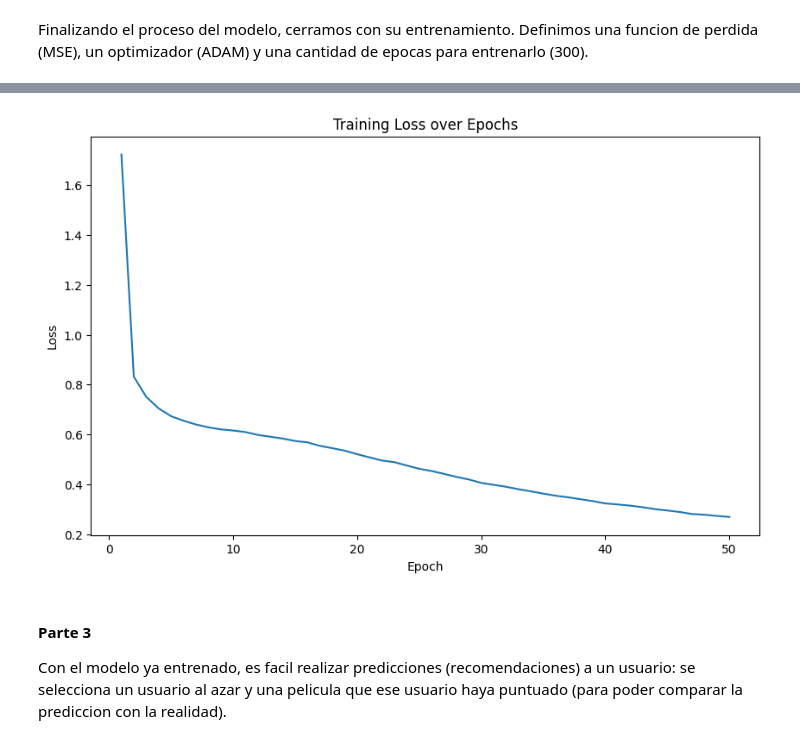
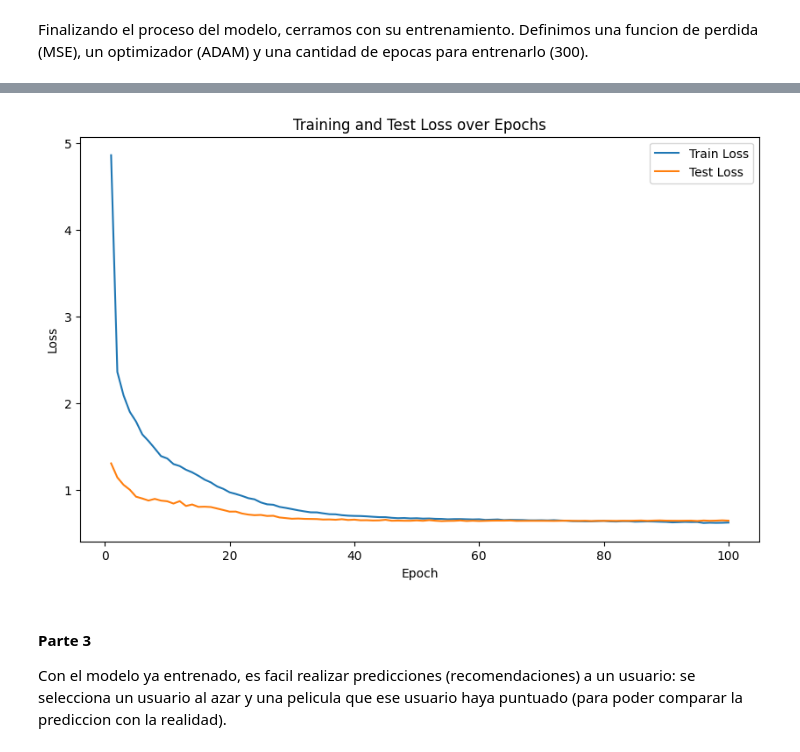
Before and after one commit to Nicotertu/nicotertu.github.io, a Jupyter notebook: python notebooks/Deep_Learning_TP1_Mayo_2024.ipynb, the cells around one changed output, grey strips where cells are left out. Drawn from its saved outputs; the diff is of its cells as text; code cells hidden in the pictures.

```diff
--- a/python notebooks/Deep_Learning_TP1_Mayo_2024.ipynb
+++ b/python notebooks/Deep_Learning_TP1_Mayo_2024.ipynb
@@ -247,38 +255,56 @@ Ya teniendo los mapas, podemos crear el modelo, convertir los datos a tensores P
 # %%
 # Crear el modelo
 model = MovieRatingPredictor(len(unique_users), len(unique_movies))
+model.to(device)
 
 # Convertir los datos a tensores
-user_ids = torch.tensor(reindexed_df['userId'].values, dtype=torch.long)
-movie_ids = torch.tensor(reindexed_df['movieId'].values, dtype=torch.long)
-ratings = torch.tensor(reindexed_df['rating'].values, dtype=torch.float32)
+train_user_ids = torch.tensor(train_df['userId'].values, dtype=torch.long, device=device)
+test_user_ids = torch.tensor(test_df['userId'].values, dtype=torch.long, device=device)
+train_movie_ids = torch.tensor(train_df['movieId'].values, dtype=torch.long, device=device)
+test_movie_ids = torch.tensor(test_df['movieId'].values, dtype=torch.long, device=device)
+train_ratings = torch.tensor(train_df['rating'].values, dtype=torch.float32, device=device)
+test_ratings = torch.tensor(test_df['rating'].values, dtype=torch.float32, device=device)
 
 # Crear el TensorDataset y DataLoader
-dataset = TensorDataset(user_ids, movie_ids, ratings)
-dataloader = DataLoader(dataset, batch_size=64, shuffle=True)
+train_dataset = TensorDataset(train_user_ids, train_movie_ids, train_ratings)
+test_dataset = TensorDataset(test_user_ids, test_movie_ids, test_ratings)
+train_dataloader = DataLoader(train_dataset, batch_size=64, shuffle=True)
+test_dataloader = DataLoader(test_dataset, batch_size=64, shuffle=False)
 # %% [markdown]
 Finalizando el proceso del modelo, cerramos con su entrenamiento. Definimos una funcion de perdida (MSE), un optimizador (ADAM) y una cantidad de epocas para entrenarlo (300).
 # %%
 # Definir el optimizador y la función de perdida
 criterion = nn.MSELoss()
-optimizer = optim.Adam(model.parameters(), lr=0.001)
+#optimizer = optim.Adam(model.parameters(), lr=0.001)
+optimizer = optim.Adam(model.parameters(), lr=0.001, weight_decay=1e-5)
 
 # Guardar la perdida del modelo en una variable
 global_loss = []
 
 # Entrenar el modelo
-num_epochs = 50
+num_epochs = 100
 
 for epoch in range(num_epochs):
     model.train()
     running_loss = 0.0
-    for user_id, movie_id, rating in dataloader:
+    for user_id, movie_id, rating in train_dataloader:
         optimizer.zero_grad()
         outputs = model(user_id, movie_id).squeeze()
         loss = criterion(outputs, rating)
         loss.backward()
         optimizer.step()
         running_loss += loss.item()
-    print(f'Epoch {epoch+1}/{num_epochs}, Loss: {running_loss/len(dataloader)}')
-    global_loss.append(running_loss/len(dataloader))
+    avg_train_loss = running_loss / len(train_dataloader)
+
+    model.eval()
+    test_loss = 0.0
+    with torch.no_grad():
+        for user_id, movie_id, rating in test_dataloader:
+            outputs = model(user_id, movie_id).squeeze()
+            loss = criterion(outputs, rating)
+            test_loss += loss.item()
+    avg_test_loss = test_loss / len(test_dataloader)
+
+    print(f'Epoch {epoch+1}/{num_epochs}, Train Loss: {avg_train_loss}, Test Loss: {avg_test_loss}')
+    global_loss.append((avg_train_loss, avg_test_loss))
 # %% [output]
@@ -302,13 +328,16 @@ Epoch 50/50, Loss: 0.269217733811524
 # %%
 # Graficar la pérdida a lo largo de las epochs
+train_losses, test_losses = zip(*global_loss)
 plt.figure(figsize=(10, 6))
-sns.lineplot(x=range(1, num_epochs + 1), y=global_loss)
+sns.lineplot(x=range(1, num_epochs + 1), y=train_losses, label='Train Loss')
+sns.lineplot(x=range(1, num_epochs + 1), y=test_losses, label='Test Loss')
 plt.xlabel('Epoch')
 plt.ylabel('Loss')
-plt.title('Training Loss over Epochs')
+plt.title('Training and Test Loss over Epochs')
+plt.legend()
 plt.show()
 # %% [output]
-[figure, old version]
+[figure, new version]
 # %% [markdown]
 #### Parte 3
 
```
Also changed, not shown: parts of 16 cells of this notebook, 2 other files.
